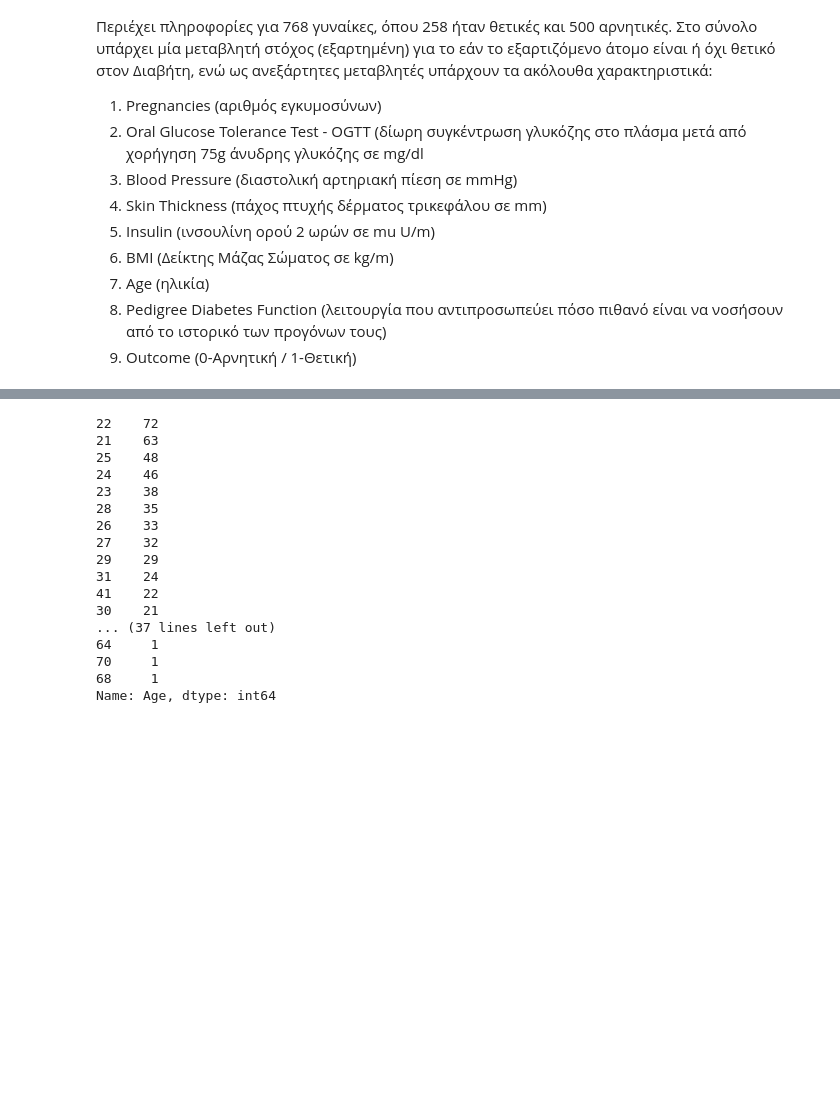
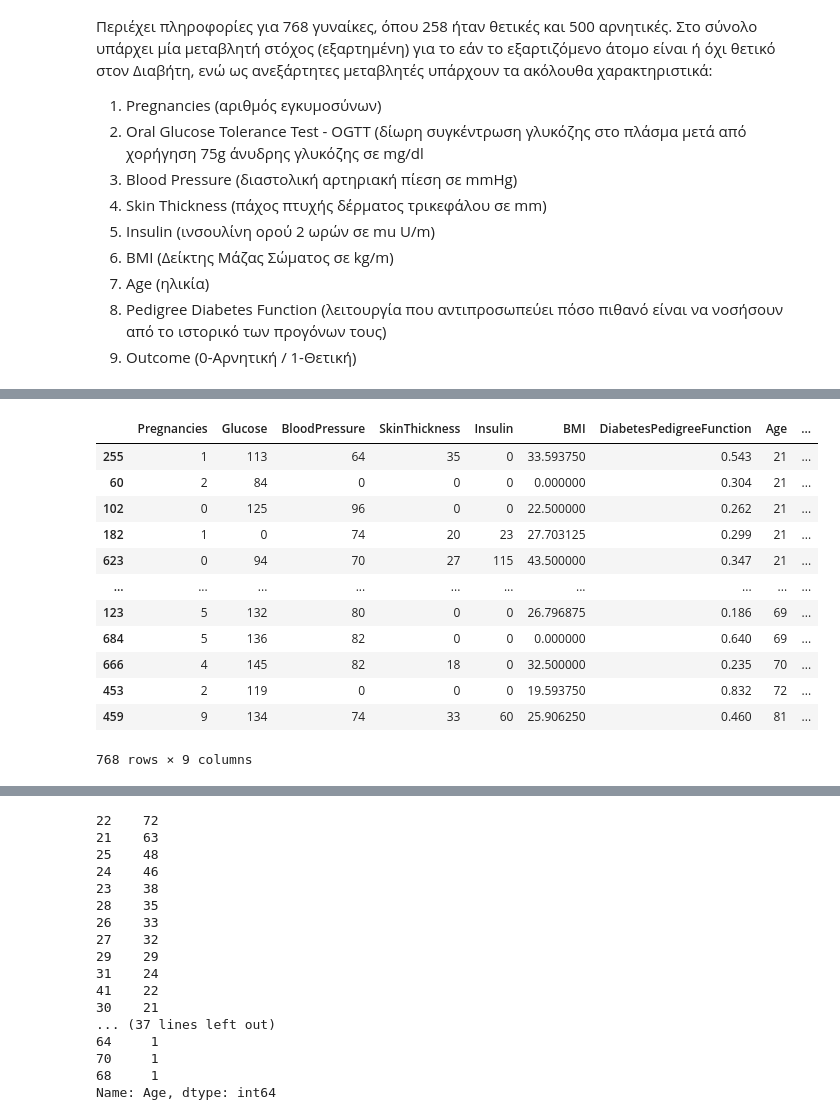
Before and after one commit to adoupas/MSc-Bio, a Jupyter notebook: EDA in Python - Diabetes Dataset.ipynb, the cells around one changed output, grey strips where cells are left out. Saved outputs shown, nothing was run; the diff lists cells and outputs as text; code cells hidden in the pictures; blank space fills up the shorter version.

```diff
--- a/EDA in Python - Diabetes Dataset.ipynb
+++ b/EDA in Python - Diabetes Dataset.ipynb
@@ -247,0 +30,4 @@ Normal_Glucose_Diabetic
+# %%
+#Θέση αρχείου που περιέχει το σύνολο δεδομένων
+
+url="https://raw.githubusercontent.com/kdemertzis/MSc-Bio/main/Data/diabetes.csv"
@@ -247,0 +94,6 @@ Normal_Glucose_Diabetic
+# %%
+# Τροποποίηση του τύπου δεδομένων μιας στήλης
+
+print(pima.BMI.dtypes)
+pima["BMI"] = pima.BMI.astype(np.float16)
+print(pima.BMI.dtypes)
@@ -247,0 +153,18 @@ Normal_Glucose_Diabetic
+# %%
+# Ταξινόμηση DataFrame
+
+pima.sort_values("Age")
+# %% [output]
+|  | Pregnancies | Glucose | BloodPressure | SkinThickness | Insulin | BMI | DiabetesPedigreeFunction | Age | ... |
+| 255 | 1 | 113 | 64 | 35 | 0 | 33.593750 | 0.543 | 21 | ... |
+| 60 | 2 | 84 | 0 | 0 | 0 | 0.000000 | 0.304 | 21 | ... |
+| 102 | 0 | 125 | 96 | 0 | 0 | 22.500000 | 0.262 | 21 | ... |
+| 182 | 1 | 0 | 74 | 20 | 23 | 27.703125 | 0.299 | 21 | ... |
+| 623 | 0 | 94 | 70 | 27 | 115 | 43.500000 | 0.347 | 21 | ... |
+| ... | ... | ... | ... | ... | ... | ... | ... | ... | ... |
+| 123 | 5 | 132 | 80 | 0 | 0 | 26.796875 | 0.186 | 69 | ... |
+| 684 | 5 | 136 | 82 | 0 | 0 | 0.000000 | 0.640 | 69 | ... |
+| 666 | 4 | 145 | 82 | 18 | 0 | 32.500000 | 0.235 | 70 | ... |
+| 453 | 2 | 119 | 0 | 0 | 0 | 19.593750 | 0.832 | 72 | ... |
+| 459 | 9 | 134 | 74 | 33 | 60 | 25.906250 | 0.460 | 81 | ... |
+768 rows × 9 columns
```
Also changed, not shown: parts of 63 cells of this notebook.
